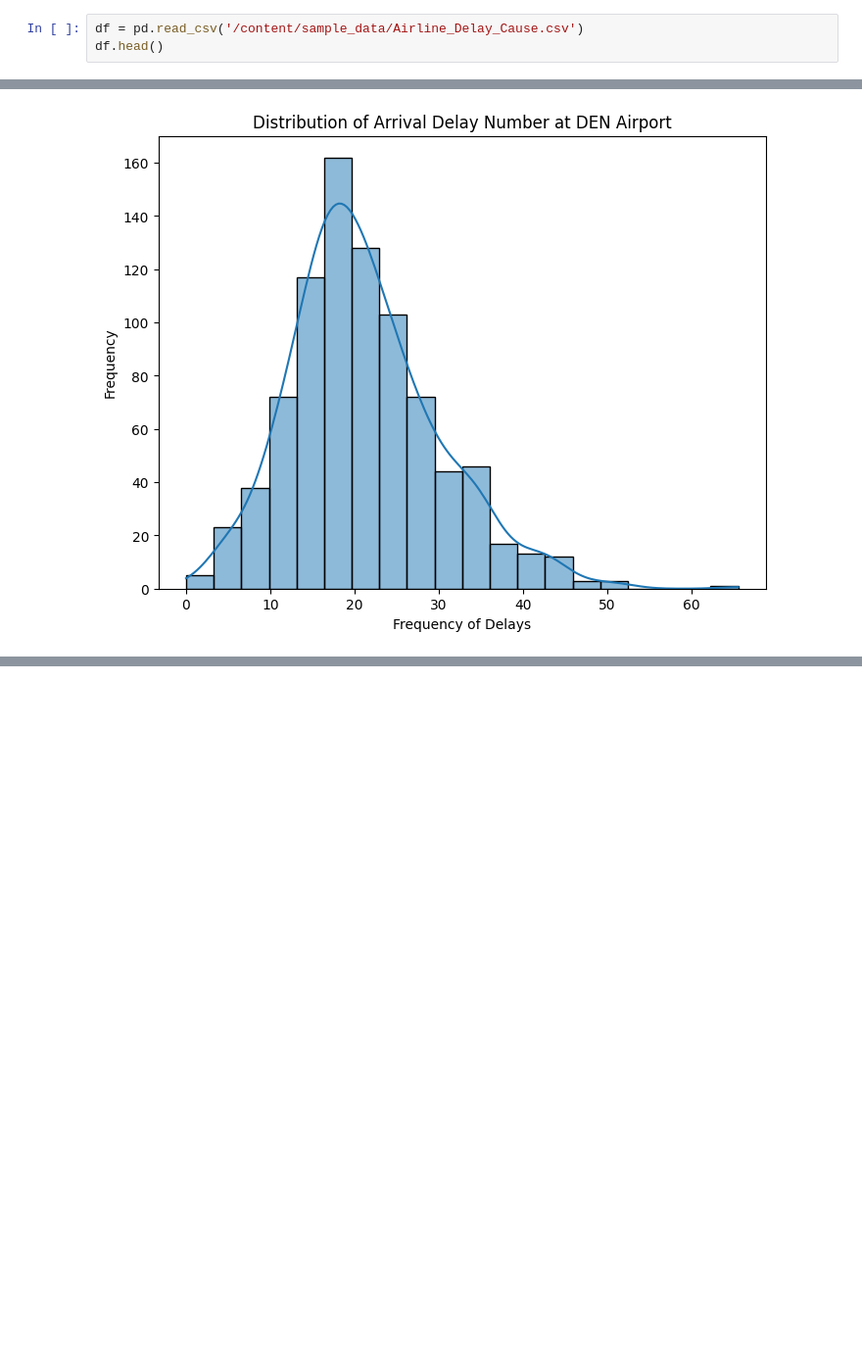
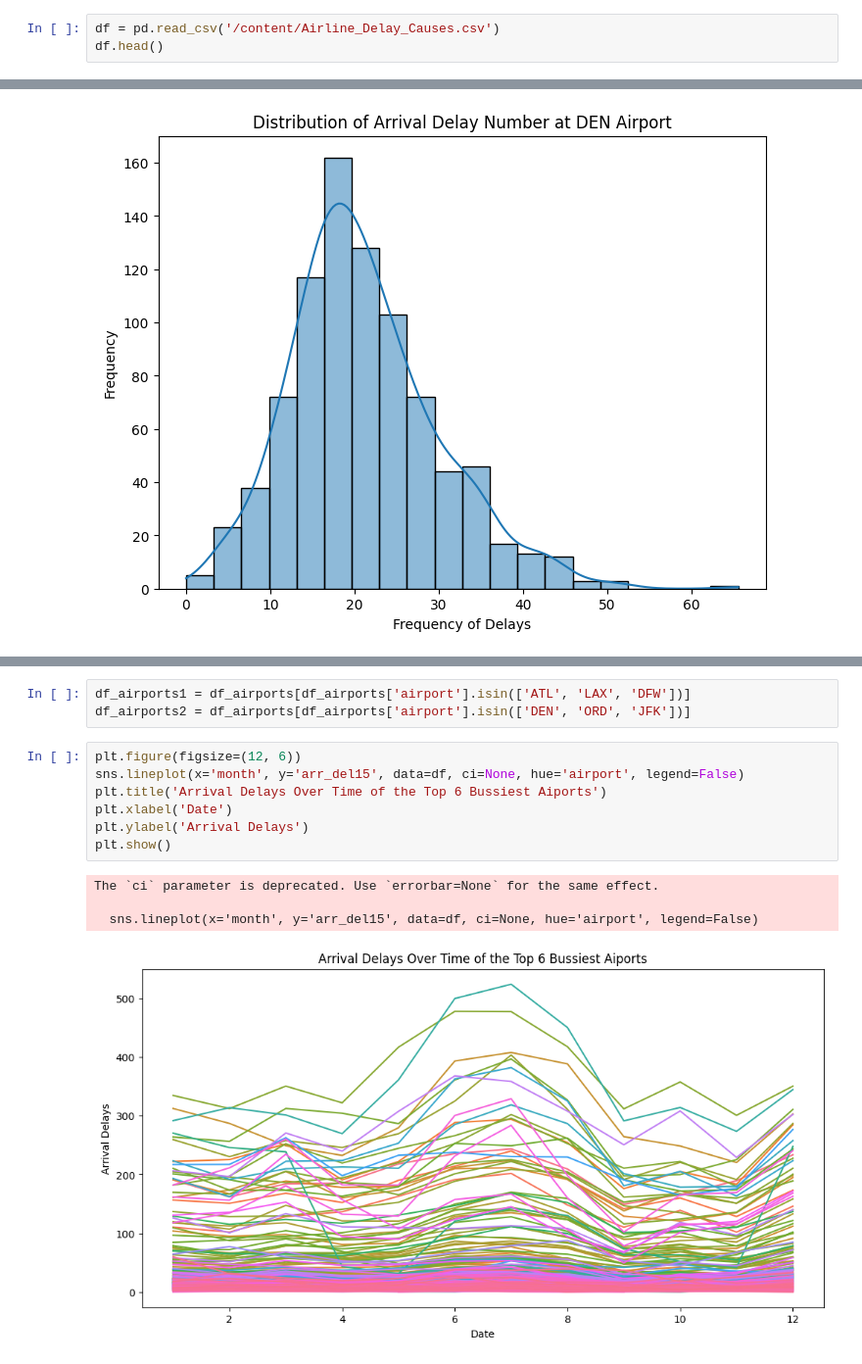
Before and after one commit to keeg2025/DataScienceCapstone25, a Jupyter notebook: StartingFinalProjectWork.ipynb, the cells around one changed output, grey strips where cells are left out. Shown at 98% size. Drawn from its saved outputs; the diff is of its cells as text; blank space fills up the shorter version.

```diff
--- a/StartingFinalProjectWork.ipynb
+++ b/StartingFinalProjectWork.ipynb
@@ -3,5 +19,5 @@
 # %%
-df = pd.read_csv('/content/sample_data/Airline_Delay_Cause.csv')
+df = pd.read_csv('/content/Airline_Delay_Causes.csv')
 df.head()
 # %% [output]
 |  | year | month | carrier | carrier_name | airport | airport_name | arr_flights | arr_del15 | carrier_ct | ... |
@@ -181,0 +236,15 @@ plt.show()
+# %%
+df_airports1 = df_airports[df_airports['airport'].isin(['ATL', 'LAX', 'DFW'])]
+df_airports2 = df_airports[df_airports['airport'].isin(['DEN', 'ORD', 'JFK'])]
+# %%
+plt.figure(figsize=(12, 6))
+sns.lineplot(x='month', y='arr_del15', data=df, ci=None, hue='airport', legend=False)
+plt.title('Arrival Delays Over Time of the Top 6 Bussiest Aiports')
+plt.xlabel('Date')
+plt.ylabel('Arrival Delays')
+plt.show()
+# %% [output]
+The `ci` parameter is deprecated. Use `errorbar=None` for the same effect.
+
+  sns.lineplot(x='month', y='arr_del15', data=df, ci=None, hue='airport', legend=False)
+[figure, added]
```
Also changed, not shown: parts of 25 cells of this notebook.
